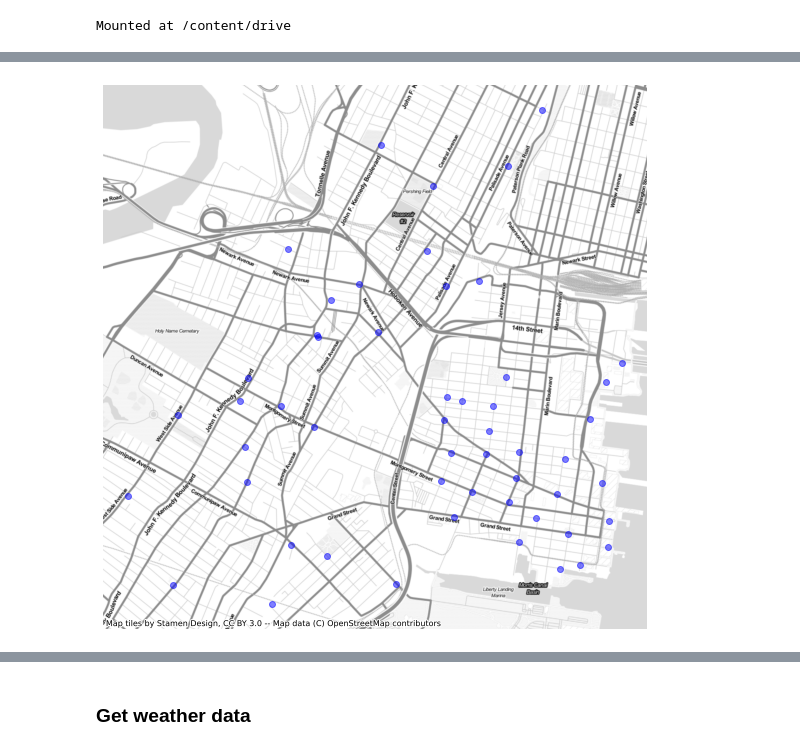
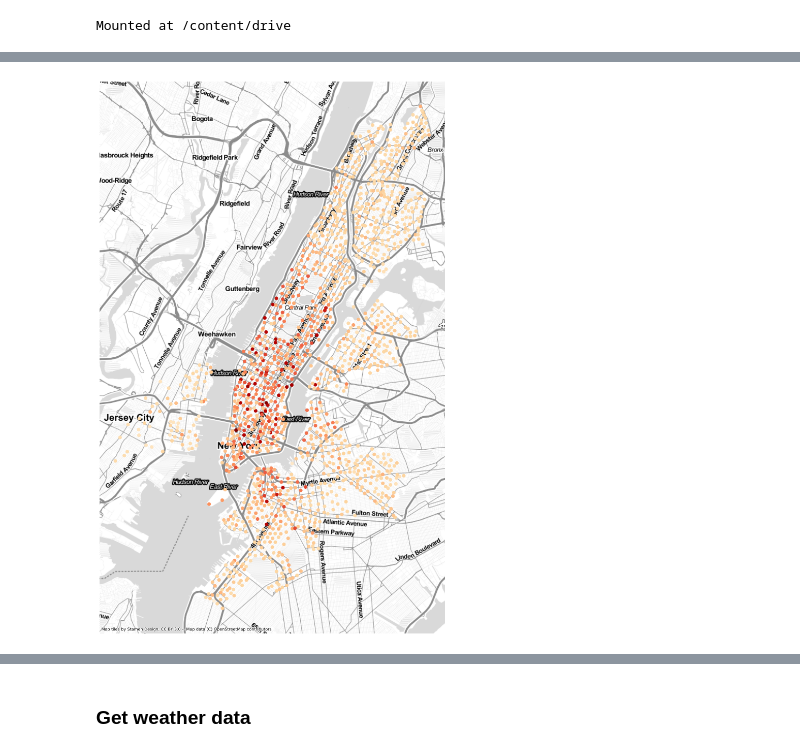
Before and after one commit to eveshi/postpandemic-citi-bike-usage, a Jupyter notebook: citibike.ipynb, the cells around one changed output, grey strips where cells are left out. Saved outputs shown, nothing was run; the diff lists cells and outputs as text; code cells hidden in the pictures.

```diff
--- a/citibike.ipynb
+++ b/citibike.ipynb
@@ -207,3 +191,24 @@ stations
+# %%
+r = requests.get(f"https://gbfs.citibikenyc.com/gbfs/en/station_information.json")
+stations_list = r.json()["data"]["stations"]
+# %%
+stations = pd.DataFrame(stations_list, columns=['capacity',
+   'eightd_has_key_dispenser',
+   'eightd_station_services',
+   'electric_bike_surcharge_waiver',
+   'external_id',
+   'has_kiosk',
+   'lat',
+   'legacy_id',
+   'lon',
+   'name',
+   'region_id',
+   'rental_methods',
+   'rental_uris',
+    'ios',
+   'short_name',
+   'station_id',
+   'station_type'])
 # %%
 stations.shape
 # %% [output]
@@ -223,7 +216,11 @@ stations_geo.crs = "EPSG:4326"
 # %%
+stations_geo = gpd.GeoDataFrame(
+    stations, geometry=gpd.points_from_xy(stations["lon"], stations["lat"]))
+stations_geo.crs = "EPSG:4326"
+
 stations_geo = stations_geo.to_crs(epsg=3857)
-ax = stations_geo.plot(figsize=(10, 10), alpha=0.5, color='blue')
+ax = stations_geo.plot(figsize=(20, 20), column='capacity', cmap='OrRd')
 ctx.add_basemap(ax, url=ctx.providers.Stamen.TonerLite)
 ax.set_axis_off()
 # %% [output]
-[figure, old version]
+[figure, new version]
```
Also changed, not shown: parts of 40 cells of this notebook.
